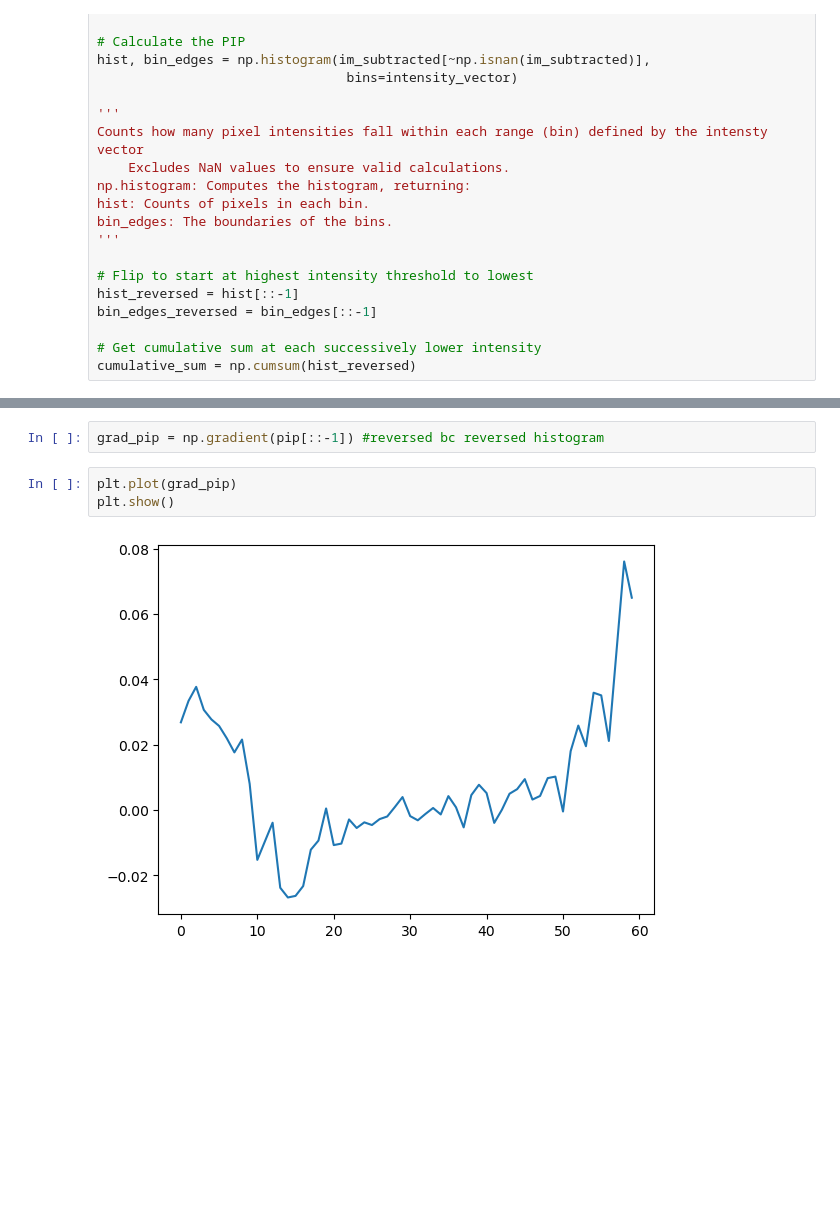
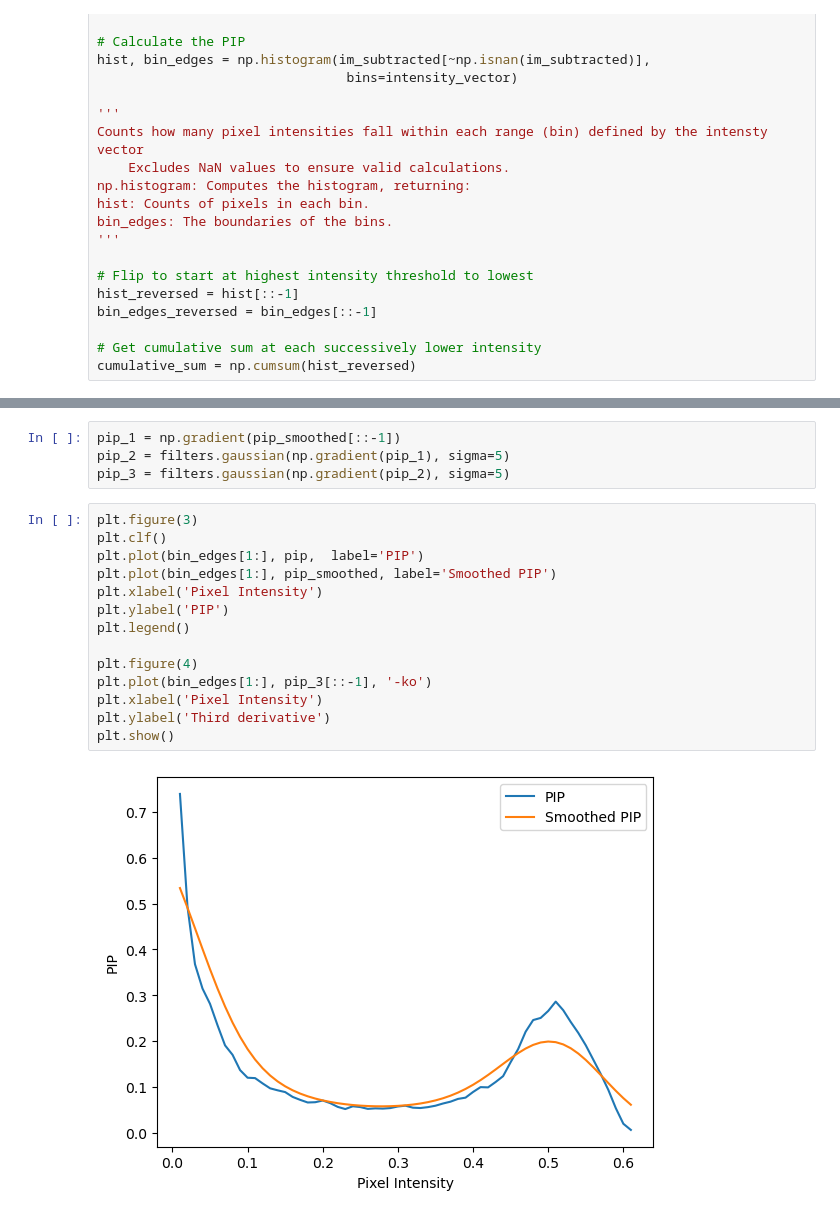
Before and after one commit to irene146/whitecaps, a Jupyter notebook: v1.1.ipynb, the cells around one changed output, grey strips where cells are left out. Drawn from its saved outputs; the diff is of its cells as text; blank space fills up the shorter version.

```diff
--- a/v1.1.ipynb
+++ b/v1.1.ipynb
@@ -101,7 +113,20 @@ plt.plot(pip_smoothed)
-# %%
-grad_pip = np.gradient(pip[::-1]) #reversed bc reversed histogram
-# %%
-plt.plot(grad_pip)
-plt.show()
-# %% [output]
-[figure, removed]
+# %%
+pip_1 = np.gradient(pip_smoothed[::-1])
+pip_2 = filters.gaussian(np.gradient(pip_1), sigma=5)
+pip_3 = filters.gaussian(np.gradient(pip_2), sigma=5)
+# %%
+plt.figure(3)
+plt.clf()
+plt.plot(bin_edges[1:], pip,  label='PIP')
+plt.plot(bin_edges[1:], pip_smoothed, label='Smoothed PIP')
+plt.xlabel('Pixel Intensity')
+plt.ylabel('PIP')
+plt.legend()
+
+plt.figure(4)
+plt.plot(bin_edges[1:], pip_3[::-1], '-ko')
+plt.xlabel('Pixel Intensity')
+plt.ylabel('Third derivative')
+plt.show()
+# %% [output]
+[figure, added]
```
Also changed, not shown: parts of 9 cells of this notebook.
